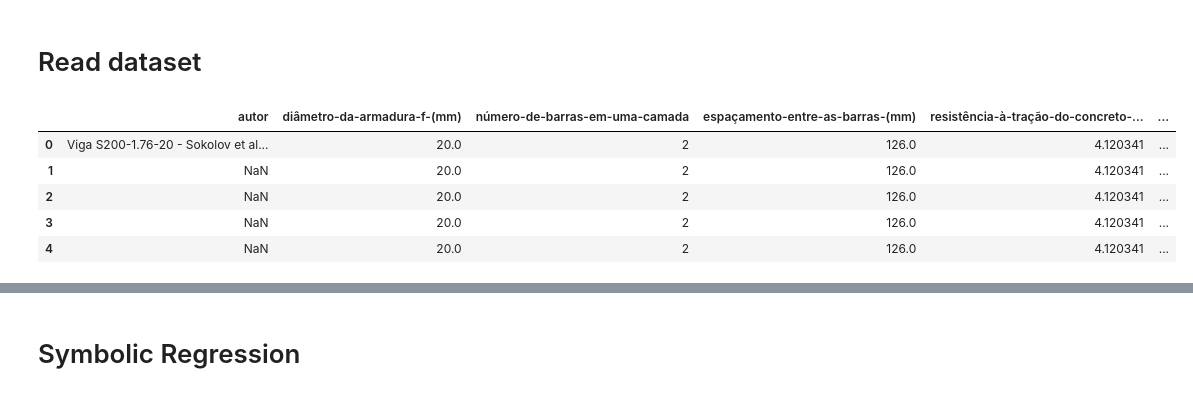
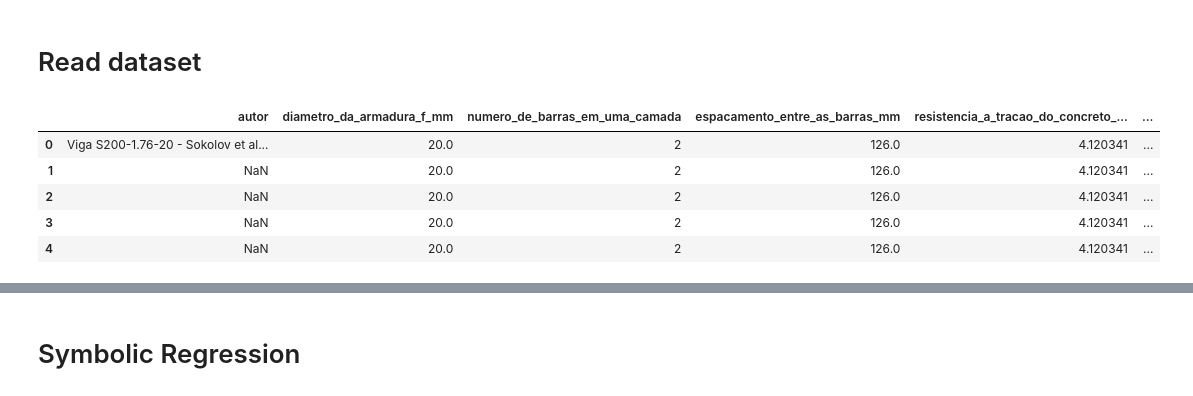
Before and after one commit to wmpjrufg/crack_prediction_symbolic_regression, a Jupyter notebook: psr_model_predict.ipynb, the cells around one changed output, grey strips where cells are left out. Saved outputs shown, nothing was run; the diff lists cells and outputs as text; code cells hidden in the pictures.

Commit message:
feat: improve models predict

```diff
--- a/psr_model_predict.ipynb
+++ b/psr_model_predict.ipynb
@@ -29,11 +15,28 @@ Detected IPython. Loading juliacall extension. See https://juliapy.github.io/Pyt
 # %% [markdown]
 # Read dataset
 # %%
-df = pd.read_excel('data_models.xlsx', sheet_name='dataset')
-df.columns = df.columns.str.lower().str.replace(' ', '-')
-df.head()
+df1 = pd.read_excel('data_models.xlsx', sheet_name='dataset')
+df2 = pd.read_excel('data_models.xlsx', sheet_name='models')
+def clean_column_name(name):
+    # Remove acentos
+    name = unicodedata.normalize('NFKD', str(name)).encode('ASCII', 'ignore').decode('ASCII')
+    # Lowercase
+    name = name.lower()
+    # Substitui espaços por underscore
+    name = name.replace(' ', '_')
+    # Remove caracteres não permitidos
+    name = re.sub(r'[^\w_]', '', name)
+    # Remove múltiplos underscores
+    name = re.sub(r'__+', '_', name)
+    # Remove underscores no início/fim
+    name = name.strip('_')
+    return name
+
+df1.columns = [clean_column_name(col) for col in df1.columns]
+df2.columns = [clean_column_name(col) for col in df2.columns]
+df1.head()
 # %% [output]
-|  | autor | diâmetro-da-armadura-f-(mm) | número-de-barras-em-uma-camada | espaçamento-entre-as-barras-(mm) | resistência-à-tração-do-concreto-... | ... |
+|  | autor | diametro_da_armadura_f_mm | numero_de_barras_em_uma_camada | espacamento_entre_as_barras_mm | resistencia_a_tracao_do_concreto_... | ... |
 | 0 | Viga S200-1.76-20 - Sokolov et al... | 20.0 | 2 | 126.0 | 4.120341 | ... |
 | 1 | NaN | 20.0 | 2 | 126.0 | 4.120341 | ... |
 | 2 | NaN | 20.0 | 2 | 126.0 | 4.120341 | ... |
```
Also changed, not shown: parts of 15 cells of this notebook, 3 other files.
